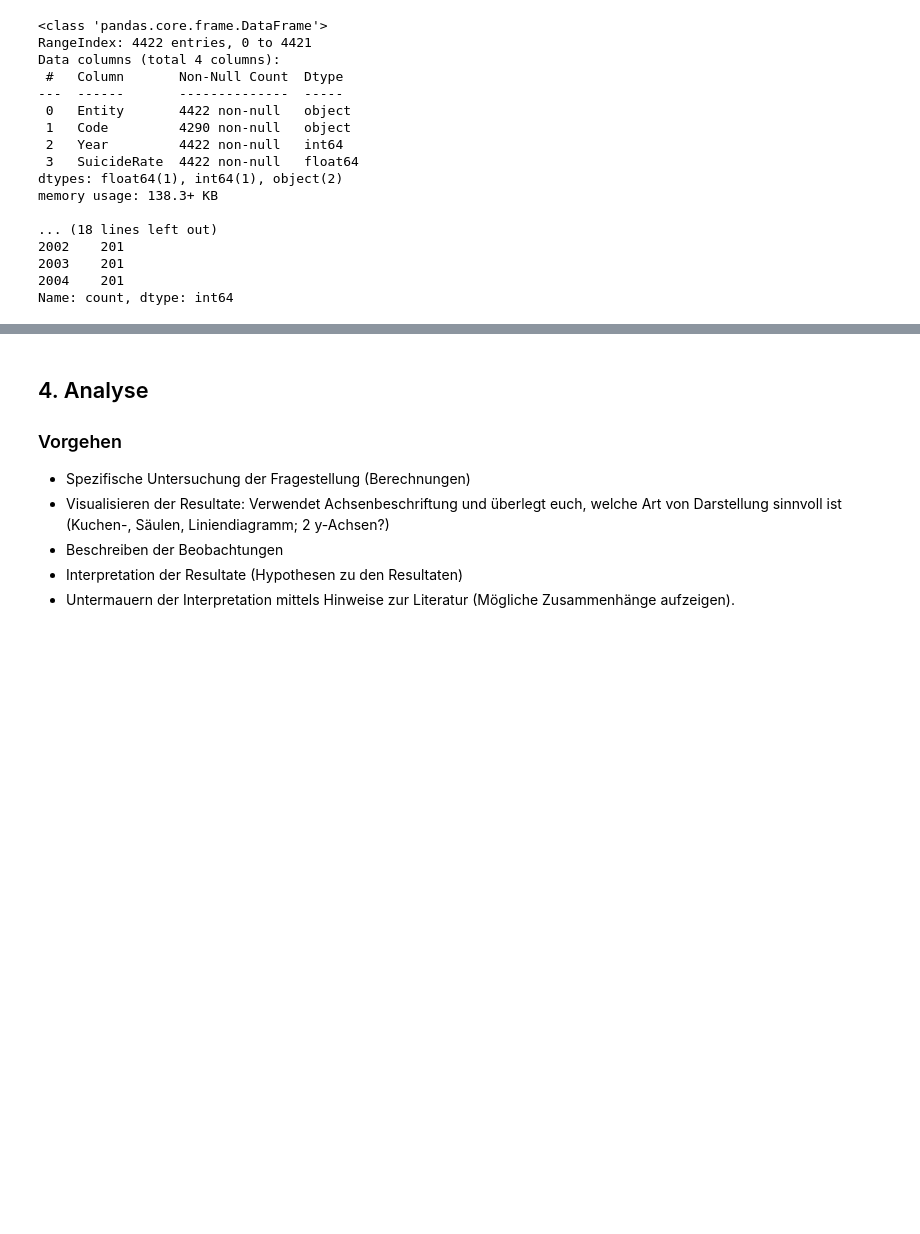
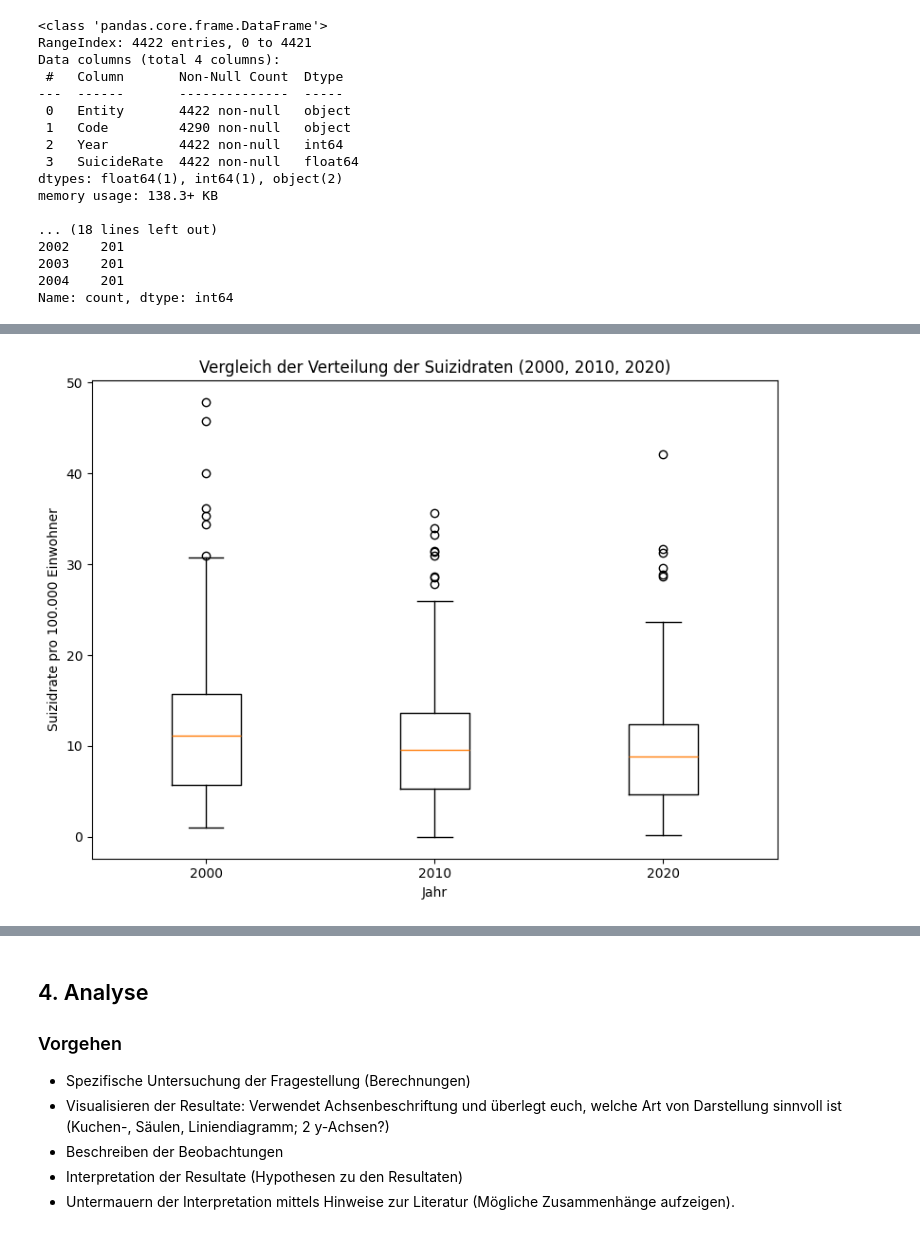
Before and after one commit to delucgia/LN_Python, a Jupyter notebook: python_ln.ipynb, the cells around one changed output, grey strips where cells are left out. Saved outputs shown, nothing was run; the diff lists cells and outputs as text; code cells hidden in the pictures; blank space fills up the shorter version.

```diff
--- a/python_ln.ipynb
+++ b/python_ln.ipynb
@@ -121,0 +182,7 @@ Name: count, dtype: int64
+# %%
+import pandas as pd
+import matplotlib.pyplot as plt
+
+data = pd.read_csv("death-rate-from-suicides-gho.csv")
+print(data.head())
+print(data.columns)
@@ -121,0 +221,15 @@ Name: count, dtype: int64
+# %%
+years = [2000, 2010, 2020]
+data_sel = data[data["Year"].isin(years)]
+
+box_data = [data_sel[data_sel["Year"] == y][rate_col] for y in years]
+
+plt.figure(figsize=(8, 6))
+plt.boxplot(box_data, labels=years)
+plt.title("Vergleich der Verteilung der Suizidraten (2000, 2010, 2020)")
+plt.xlabel("Jahr")
+plt.ylabel("Suizidrate pro 100.000 Einwohner")
+plt.tight_layout()
+plt.show()
+# %% [output]
+[figure, added]
```
Also changed, not shown: parts of 22 cells of this notebook, 1 other file.
